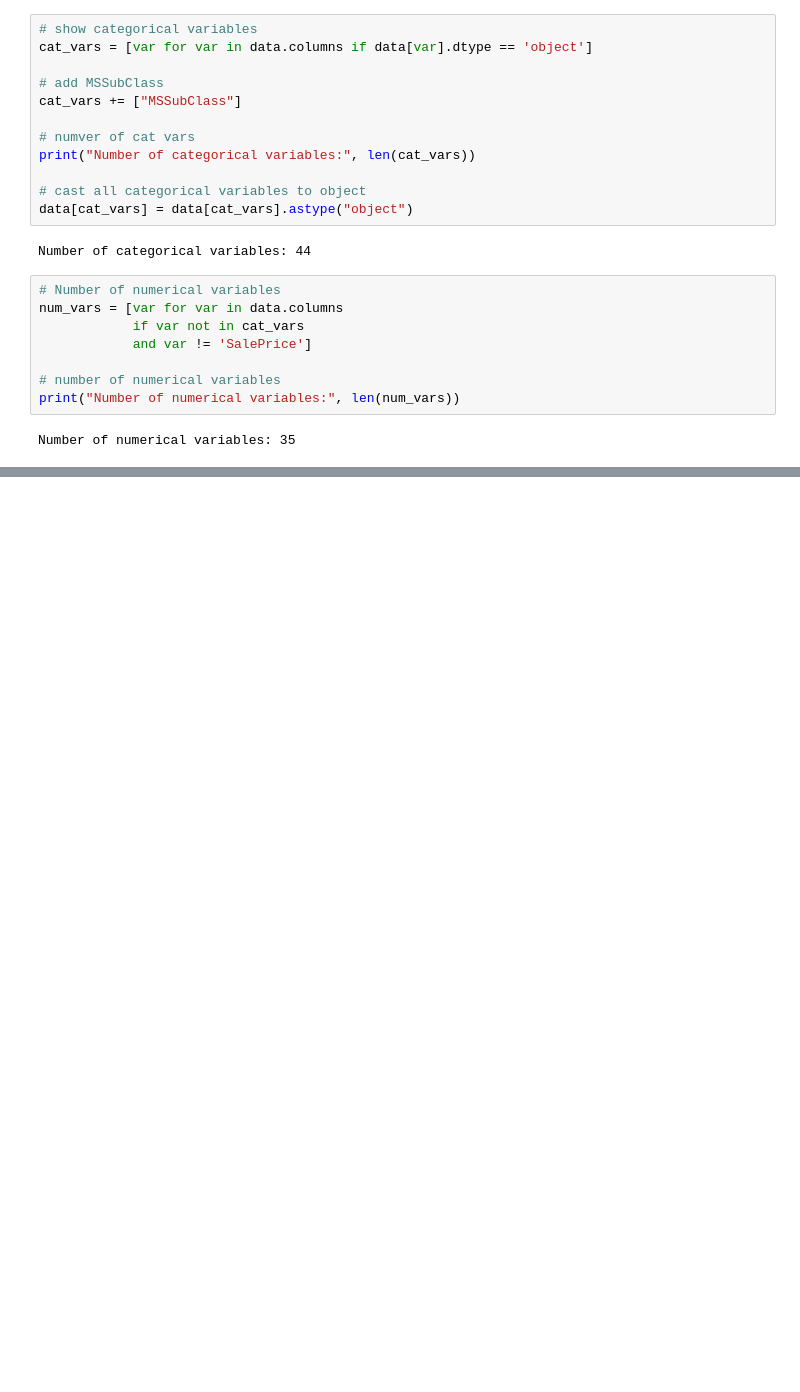
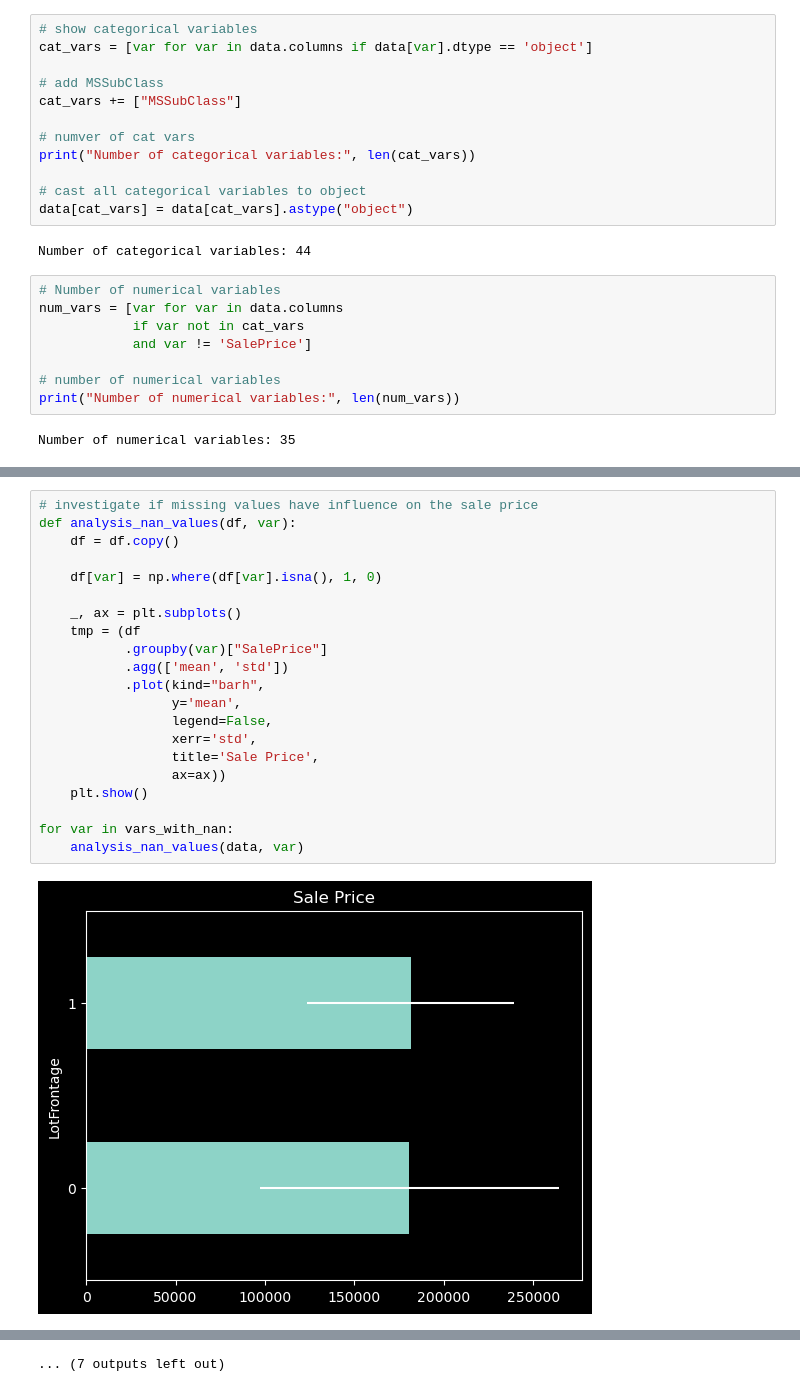
Before and after one commit to schouten-pepijn/Deployment_ML_Model, a Jupyter notebook: Own_Materials/Own_Code/Section_4/demo_Machine_Learning_Pipeline.ipynb, the cells around one changed output, grey strips where cells are left out. Cells and saved outputs as stored; diff of their text form; blank space fills up the shorter version.

```diff
--- a/Own_Materials/Own_Code/Section_4/demo_Machine_Learning_Pipeline.ipynb
+++ b/Own_Materials/Own_Code/Section_4/demo_Machine_Learning_Pipeline.ipynb
@@ -74,0 +130,23 @@ Number of numerical variables: 35
+# %%
+# investigate if missing values have influence on the sale price
+def analysis_nan_values(df, var):
+    df = df.copy()
+
+    df[var] = np.where(df[var].isna(), 1, 0)
+
+    _, ax = plt.subplots()
+    tmp = (df
+           .groupby(var)["SalePrice"]
+           .agg(['mean', 'std'])
+           .plot(kind="barh",
+                 y='mean',
+                 legend=False,
+                 xerr='std',
+                 title='Sale Price',
+                 ax=ax))
+    plt.show()
+
+for var in vars_with_nan:
+    analysis_nan_values(data, var)
+# %% [output]
+[figure, added]
@@ -74,0 +164 @@ Number of numerical variables: 35
+... (7 outputs left out)
```
Also changed, not shown: parts of 4 cells of this notebook.
